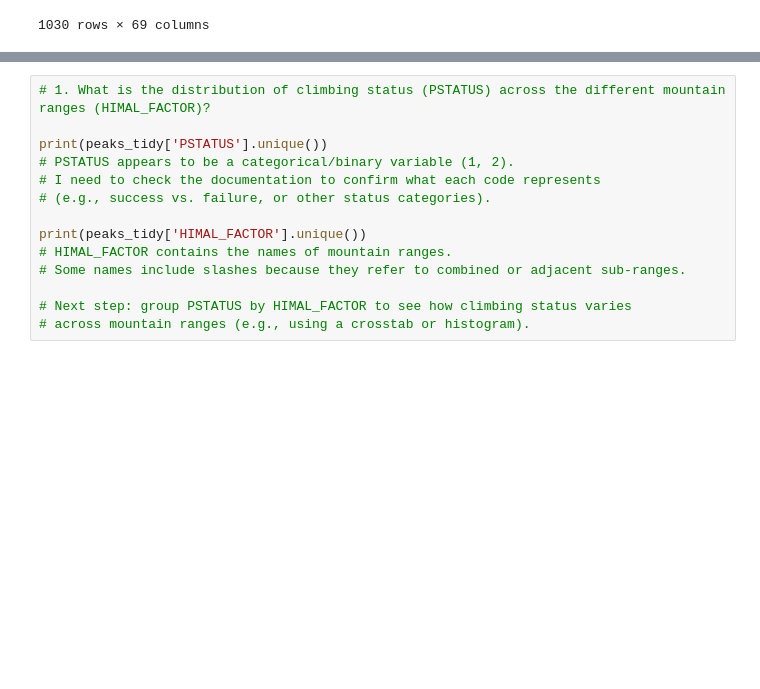
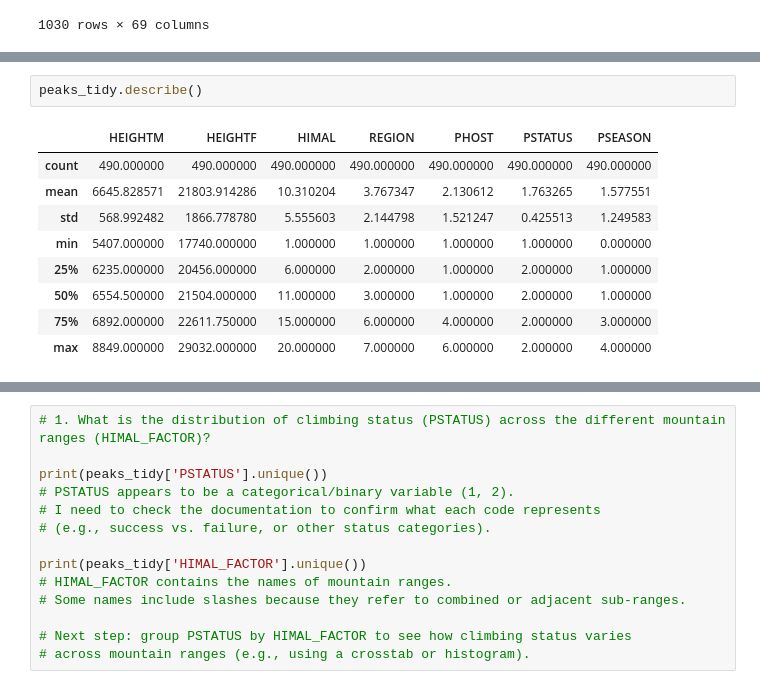
Before and after one commit to k10sj02/tidy-pydy-tuesday, a Jupyter notebook: 2025_01_21_himalayan_expeditions.ipynb, the cells around one changed output, grey strips where cells are left out. Drawn from its saved outputs; the diff is of its cells as text; blank space fills up the shorter version.

```diff
--- a/2025_01_21_himalayan_expeditions.ipynb
+++ b/2025_01_21_himalayan_expeditions.ipynb
@@ -198,0 +239,12 @@ with pd.option_context('display.max_columns', None):
+# %%
+peaks_tidy.describe()
+# %% [output]
+|  | HEIGHTM | HEIGHTF | HIMAL | REGION | PHOST | PSTATUS | PSEASON |
+| count | 490.000000 | 490.000000 | 490.000000 | 490.000000 | 490.000000 | 490.000000 | 490.000000 |
+| mean | 6645.828571 | 21803.914286 | 10.310204 | 3.767347 | 2.130612 | 1.763265 | 1.577551 |
+| std | 568.992482 | 1866.778780 | 5.555603 | 2.144798 | 1.521247 | 0.425513 | 1.249583 |
+| min | 5407.000000 | 17740.000000 | 1.000000 | 1.000000 | 1.000000 | 1.000000 | 0.000000 |
+| 25% | 6235.000000 | 20456.000000 | 6.000000 | 2.000000 | 1.000000 | 2.000000 | 1.000000 |
+| 50% | 6554.500000 | 21504.000000 | 11.000000 | 3.000000 | 1.000000 | 2.000000 | 1.000000 |
+| 75% | 6892.000000 | 22611.750000 | 15.000000 | 6.000000 | 4.000000 | 2.000000 | 3.000000 |
+| max | 8849.000000 | 29032.000000 | 20.000000 | 7.000000 | 6.000000 | 2.000000 | 4.000000 |
```
Also changed, not shown: parts of 6 cells of this notebook.
